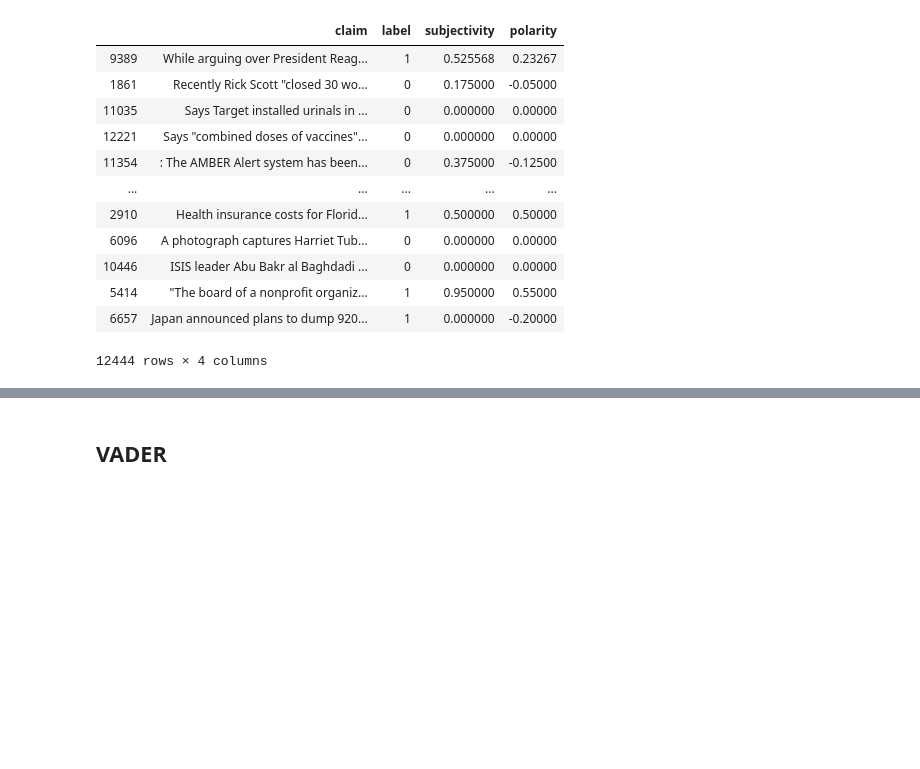
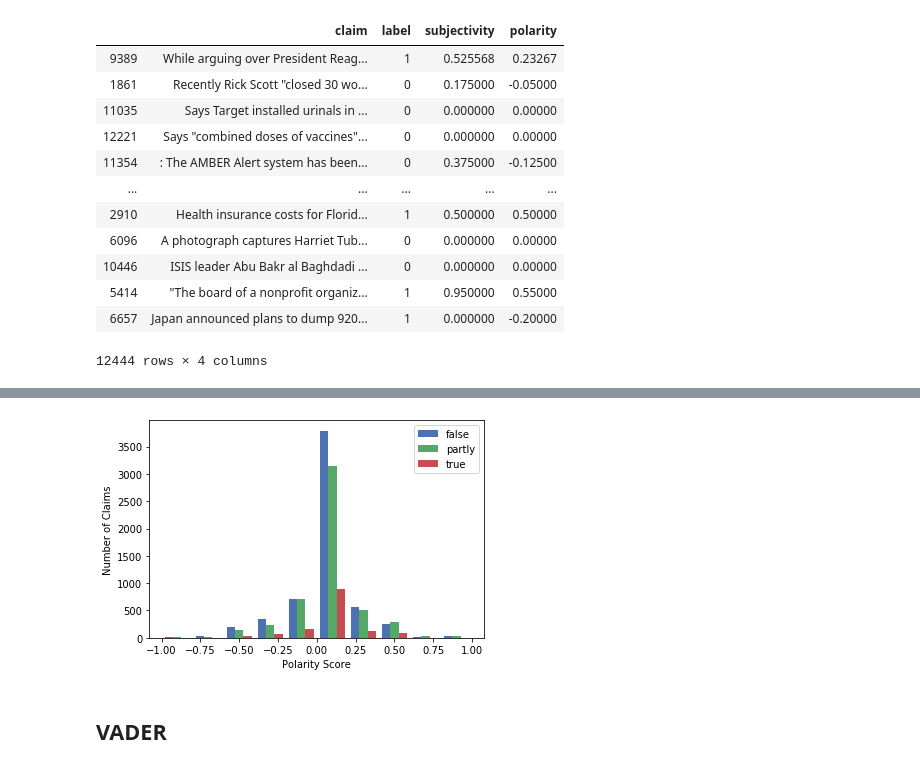
Before and after one commit to atol/fake-news-ai, a Jupyter notebook: notebooks/sentiment_analysis.ipynb, the cells around one changed output, grey strips where cells are left out. Cells and saved outputs as stored; diff of their text form; code cells hidden in the pictures; blank space fills up the shorter version.

```diff
--- a/notebooks/sentiment_analysis.ipynb
+++ b/notebooks/sentiment_analysis.ipynb
@@ -413,3 +102,11 @@ array([[<matplotlib.axes._subplots.AxesSubplot object at 0x...>]],
+# %%
+plt.hist([tb_false_polar, tb_partly_polar, tb_true_polar], label=['false', 'partly', 'true'])
+plt.legend(loc='upper right')
+plt.xlabel('Polarity Score')
+plt.ylabel('Number of Claims')
+plt.show()
+# %% [output]
+[figure, added]
 # %% [markdown]
 ## VADER
 # %%
```
Also changed, not shown: parts of 63 cells of this notebook.
